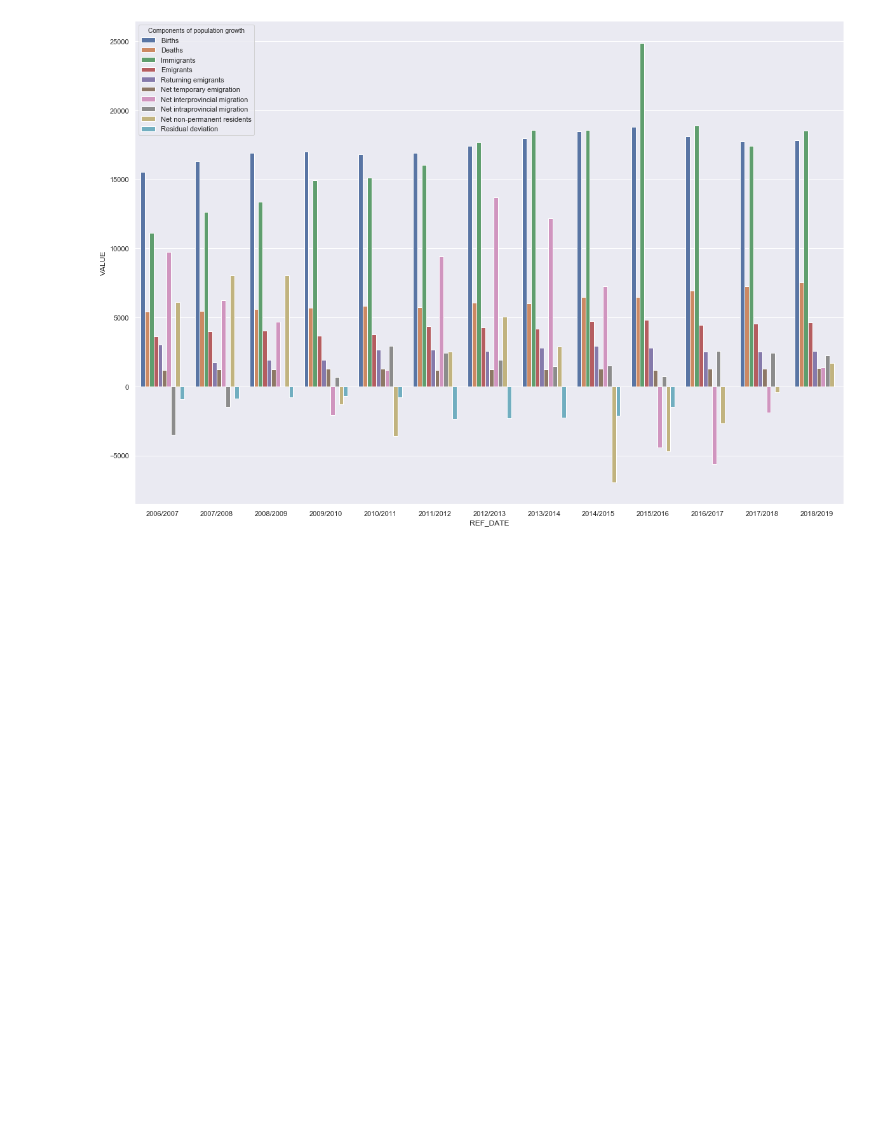
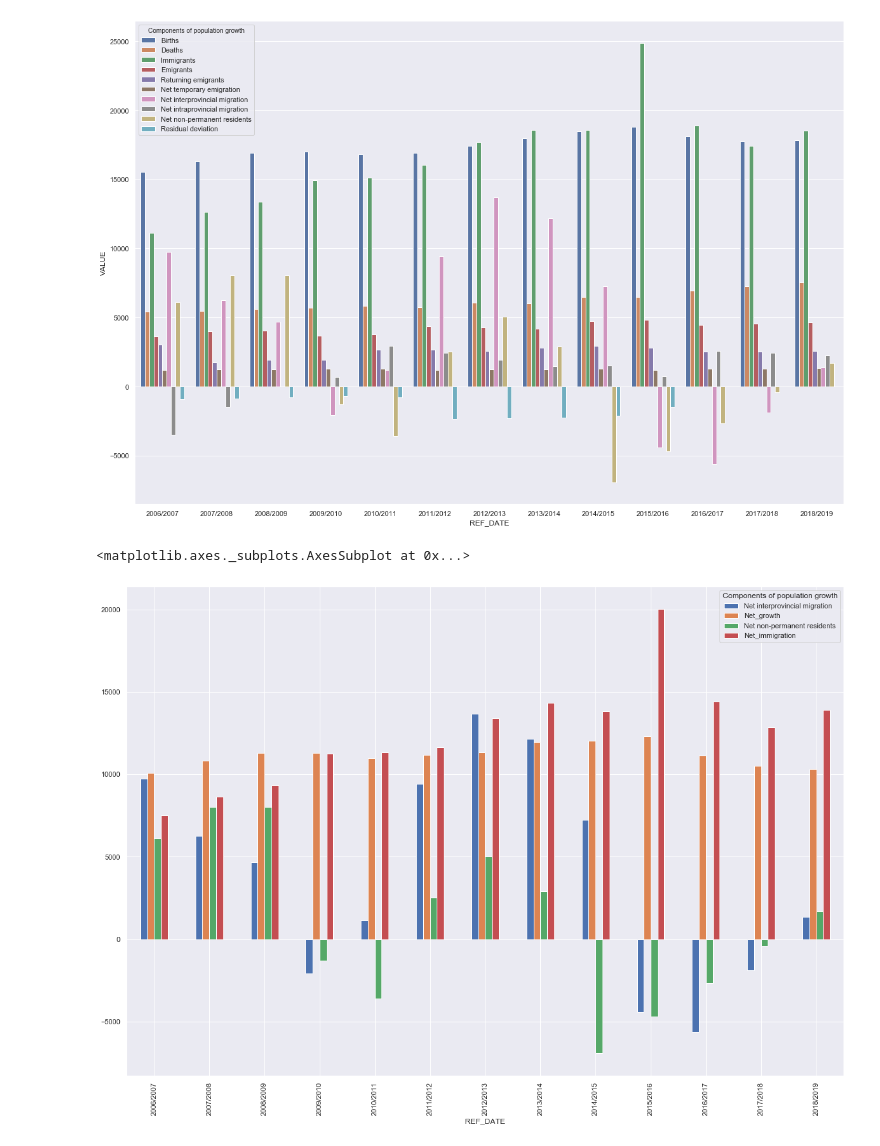
Before and after one commit to doublebigmak/housing_stats, a Jupyter notebook: cal_pop_change.ipynb, the cells around one changed output. Drawn from its saved outputs; the diff is of its cells as text; code cells hidden in the pictures; blank space fills up the shorter version.

Commit message:
migration numbers

```diff
--- a/cal_pop_change.ipynb
+++ b/cal_pop_change.ipynb
@@ -144,3 +144,12 @@ sns.barplot(x='REF_DATE',y = 'VALUE', hue='Components of population growth', dat
 # %% [output]
 <matplotlib.axes._subplots.AxesSubplot at 0x...>
 [figure]
+# %%
+cal_frame['Net_growth']=cal_frame['Births']-cal_frame['Deaths']
+cal_frame['Net_immigration']=cal_frame['Immigrants']-cal_frame['Emigrants']
+cal_frame['Net_pop']=cal_frame['Net interprovincial migration']+cal_frame['Net intraprovincial migration'] + cal_frame['Net_immigration'] + cal_frame['Net non-permanent residents'] + cal_frame['Returning emigrants']
+# %%
+cal_frame[['Net interprovincial migration','Net_growth', 'Net non-permanent residents', 'Net_immigration']].plot(figsize=(20,14),kind='bar')
+# %% [output]
+<matplotlib.axes._subplots.AxesSubplot at 0x...>
+[figure, added]
```
Also changed, not shown: parts of 2 cells of this notebook.
